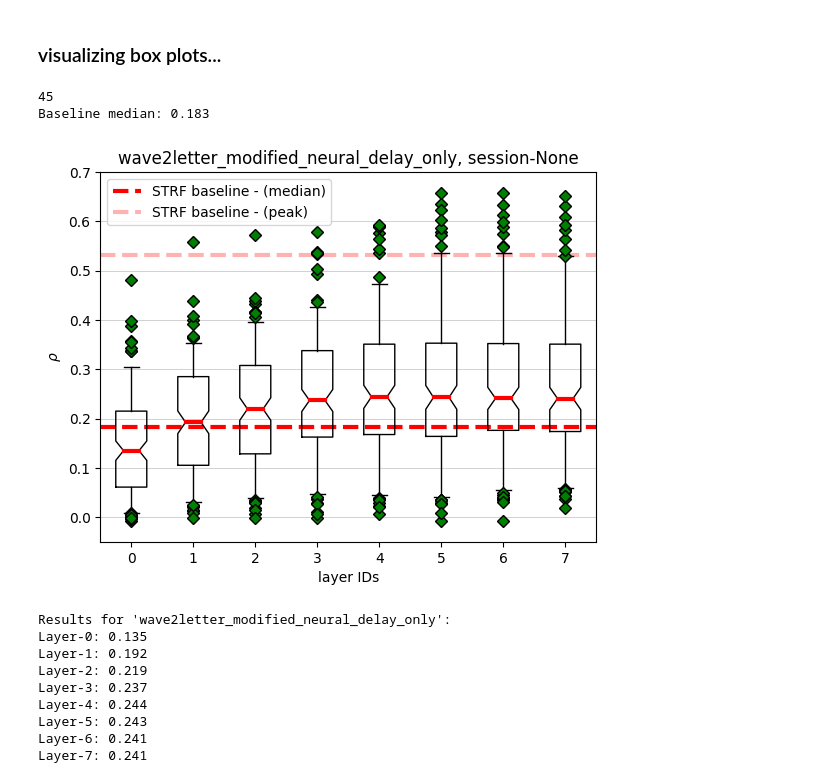
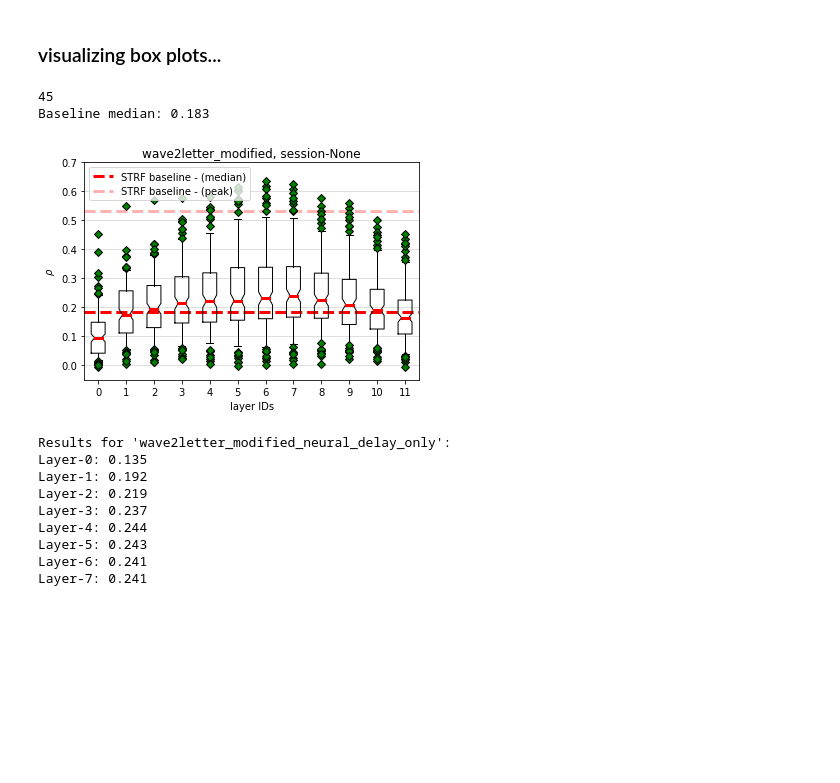
Before and after one commit to bilalhsp/Auditory_Cortex, a Jupyter notebook: experiments/correlations_analysis/correlations_analysis.ipynb, the cells around one changed output. Saved outputs shown, nothing was run; the diff lists cells and outputs as text; code cells hidden in the pictures; blank space fills up the shorter version.

```diff
--- a/experiments/correlations_analysis/correlations_analysis.ipynb
+++ b/experiments/correlations_analysis/correlations_analysis.ipynb
@@ -340,7 +344,7 @@ model_name = 'wave2letter_modified'
 # identifier = 'opt_delay_L6_D0'
 # identifier = 'opt_delays_final'
 # identifier = 'all_opt_delays'
-identifier = 'neural_delay_only'
+# identifier = 'neural_delay_only'
 
 
 # model = 'wave2letter_modified_opt_delays'
@@ -379,35 +383,35 @@ model_identifier = model_name + filler + identifier
 
 for normalized in normalized_list:
     for delta_corr in delta_corr_list:
 
-        corr_obj = analysis.correlations(model_identifier)
+        corr_obj = analysis.Correlations(model_identifier)
 
 
         print(len(np.unique(corr_obj.get_all_sessions())))
         ax, layers_data = corr_obj.box_plot_correlations(
             # session,
             normalized=normalized, threshold=threshold, delta_corr=delta_corr, bin_width=bin_width,
             delay=delay, y_axis_lim=y_axis_lim
             )
 
 
         post_str = 'rho'
         if normalized:
             post_str = post_str + '_' + 'normalized'
         if delta_corr:
             post_str = 'delta_' + post_str
         fig_name = f"{model_identifier}_{post_str}.jpg"
 
 
         # NIPS_dir = 'C\:\Users\\ahmedb\\Desktop\\PhD\\Academic\\Makin\'s Lab\\auditory_cortex\\Results\\NIPS'
         saved_figures = os.path.join(results_dir, 'saved_figures', 'correlations')
         filepath = os.path.join(saved_figures, model_name, fig_name)
         if save_fig:
             plt.savefig(filepath)
 # %% [output]
 45
 Baseline median: 0.183
-[figure, old version]
+[figure, new version]
 # %%
 print(f"Results for '{model_identifier}':")
 for key, value in layers_data.items():
```
Also changed, not shown: parts of 7 cells of this notebook, 37 other files.
